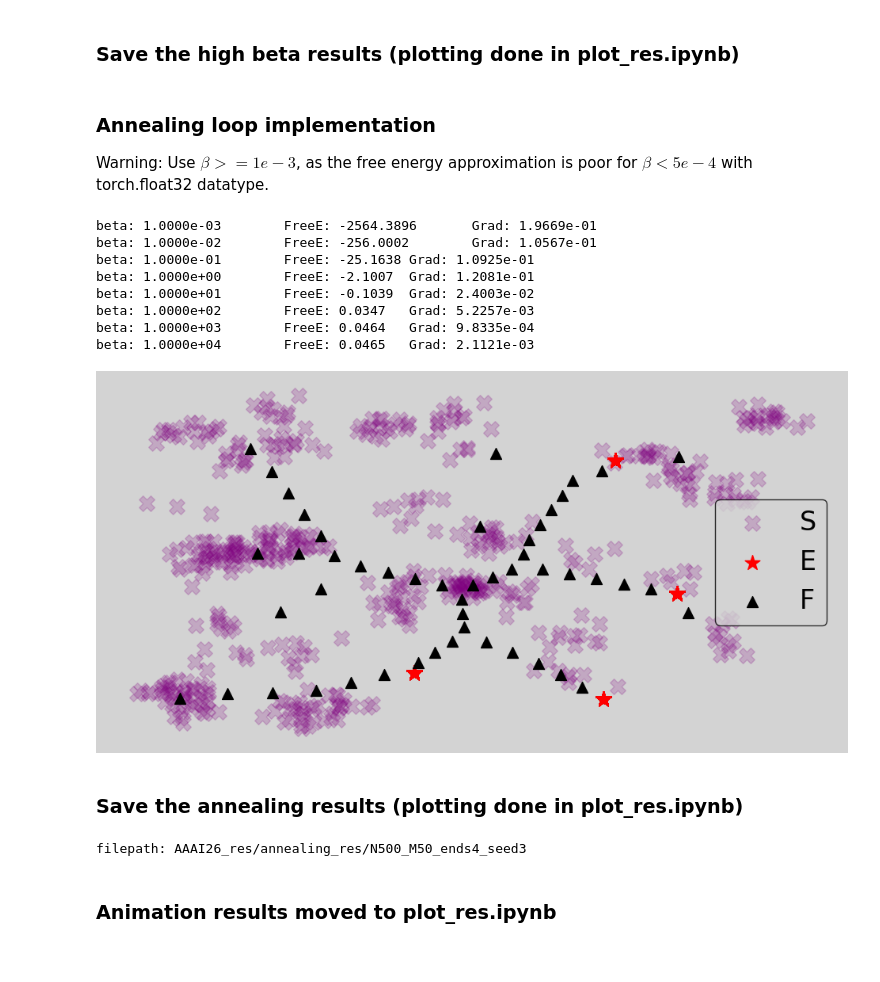
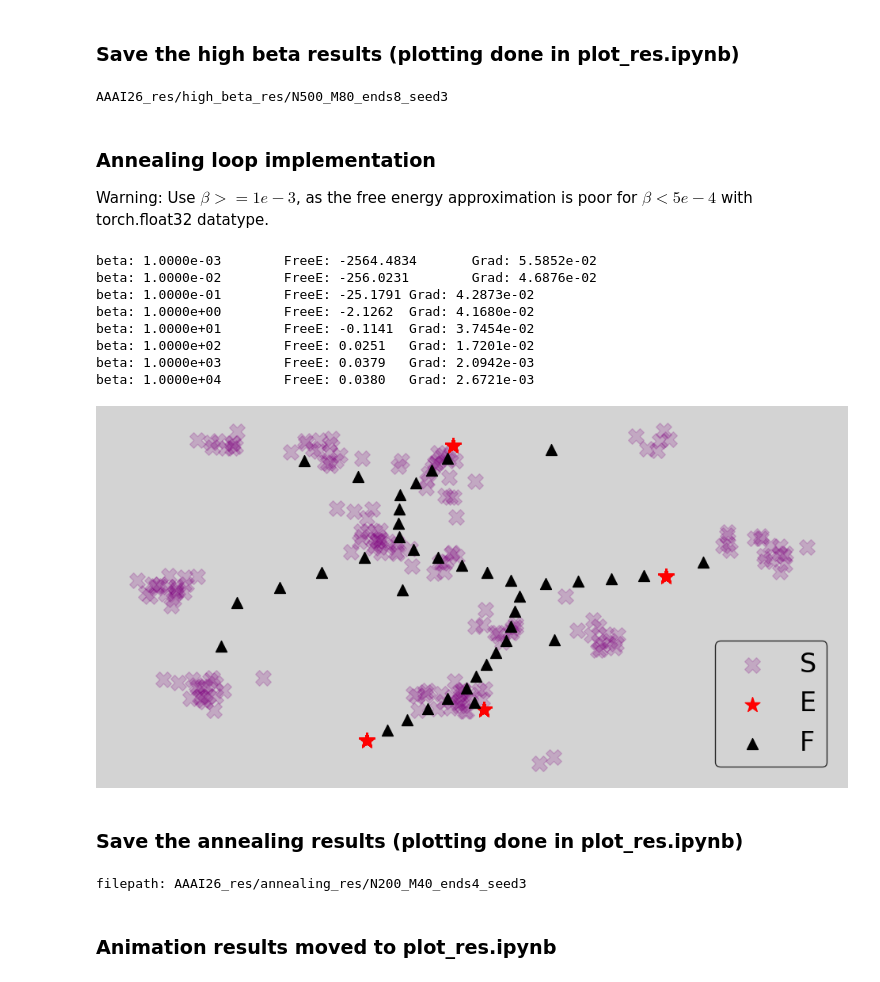
Before and after one commit to salar96/LearningFLPO, a Jupyter notebook: main.ipynb, the cells around one changed output. Cells and saved outputs as stored; diff of their text form; code cells hidden in the pictures.

```diff
--- a/main.ipynb
+++ b/main.ipynb
@@ -36,8 +37,8 @@ num_drones = 500
 n_drone_clusters = 50
 drone_cluster_split = np.random.uniform(0.0, 1.0, n_drone_clusters)
 drone_cluster_split = drone_cluster_split / np.sum(drone_cluster_split)
-num_facilities = 50
-num_distinct_ends = 4
+num_facilities = 80
+num_distinct_ends = 8
 dim_ = 2
 print(f"num_drones = {num_drones}\tnum_facilities = {num_facilities}\tdim = {dim_}")
 # print(drone_cluster_split)
@@ -50,7 +51,7 @@ START_locs, F_base, END_locs = generate_dataset(
     device,
     seed,
     drone_cluster_std_range=[0.02, 0.03],
-    F_noise_std=0.2,
+    F_noise_std=0.05,
     num_distinct_ends=num_distinct_ends
 )
 
@@ -69,7 +70,7 @@ torch.cuda.empty_cache()
 model_classes = {"SPN": SPN}
 weights_address = (
     Path("Saved_models") /
-    "SPN100FastDecoderBest.pth"
+    "SPN100.pth"
 )
 spn = utils.load_model(
     weights_address, model_classes, weights_only=True, device=device
@@ -201,6 +200,7 @@ Optimization terminated due to tol at iteration: 141 FreeE: 5.1878e-02
 # %%
 scenario = f"N{int(num_drones)}_M{int(num_facilities)}_ends{int(num_distinct_ends)}_seed{int(seed)}"
 file_path0 = "AAAI26_res/high_beta_res/" + scenario
+print(file_path0)
 # file_path0 = "AAAI26_res/low_beta_res/" + scenario
 
 high_beta_res_data = {
@@ -216,54 +216,59 @@ high_beta_res_data = {
     "optim_tol":tol,
     "n_path_samples":n_path_samples,
     "Free_energy_final":FreeEnergy_sampling,
-    "Gradient_final":G_sampling
+    "Gradient_final":G_sampling,
+    "runtime":runtime_high_beta
 }
 
 with open(file_path0, 'wb') as file:
     pickle.dump(high_beta_res_data, file)
+# %% [output]
+AAAI26_res/high_beta_res/N500_M80_ends8_seed3
 # %% [markdown]
 ### Annealing loop implementation
 Warning: Use $\beta >= 1e-3$, as the free energy approximation is poor for $\beta < 5e-4$ with torch.float32 datatype.
 # %%
 beta_min = 1e-3
 beta_max = 1e4
 beta_grow = 10
 optim_iters = 100
-optim_step = 0.01 # 0.1 for gd0, sampling_gd, use < 0.01 for the other two optimizers
+optim_step = 0.02 # 0.1 for gd0, sampling_gd, use < 0.01 for the other two optimizers
 optim_name = "sampling_auto_diff"
-tol = 0.001
+tol = 0.045
 n_path_samples = 8
 
+tic = time.time()
 F_base0_anneal = F_base.clone().detach().requires_grad_(True)
 Y_arr, b_arr, F_arr = anneal(
         F_base0_anneal,
         START_locs,
         END_locs,
         spn,
         lse_net,
         optim_iters,
         optim_step,
         beta_min,
         beta_max,
         beta_grow,
         D_max_range=D_max_range,
         tol=tol,
         optimizer_name=optim_name,
         n_path_samples=n_path_samples,
         allowPrint=True
     )
-
+toc = time.time()
+runtime_anneal = toc-tic
 plot_UAV_FLPO(START_locs, END_locs, Y_arr[-1], (12,6))
 # %% [output]
-beta: 1.0000e-03        FreeE: -2564.3896       Grad: 1.9669e-01
-beta: 1.0000e-02        FreeE: -256.0002        Grad: 1.0567e-01
-beta: 1.0000e-01        FreeE: -25.1638 Grad: 1.0925e-01
-beta: 1.0000e+00        FreeE: -2.1007  Grad: 1.2081e-01
-beta: 1.0000e+01        FreeE: -0.1039  Grad: 2.4003e-02
-beta: 1.0000e+02        FreeE: 0.0347   Grad: 5.2257e-03
-beta: 1.0000e+03        FreeE: 0.0464   Grad: 9.8335e-04
-beta: 1.0000e+04        FreeE: 0.0465   Grad: 2.1121e-03
+beta: 1.0000e-03        FreeE: -2564.4834       Grad: 5.5852e-02
+beta: 1.0000e-02        FreeE: -256.0231        Grad: 4.6876e-02
+beta: 1.0000e-01        FreeE: -25.1791 Grad: 4.2873e-02
+beta: 1.0000e+00        FreeE: -2.1262  Grad: 4.1680e-02
+beta: 1.0000e+01        FreeE: -0.1141  Grad: 3.7454e-02
+beta: 1.0000e+02        FreeE: 0.0251   Grad: 1.7201e-02
+beta: 1.0000e+03        FreeE: 0.0379   Grad: 2.0942e-03
+beta: 1.0000e+04        FreeE: 0.0380   Grad: 2.6721e-03
-[figure, old version]
+[figure, new version]
 # %% [markdown]
 ### Save the annealing results (plotting done in plot_res.ipynb)
 # %%
@@ -281,12 +286,13 @@ annealing_res_data = {
     "optim_iters":optim_iters,
     "optim_step":optim_step,
     "optim_tol":tol,
-    "n_path_samples":n_path_samples
+    "n_path_samples":n_path_samples,
+    "runtime":runtime_anneal
 }
 
 with open(file_path1, 'wb') as file:
     pickle.dump(annealing_res_data, file)
 # %% [output]
-filepath: AAAI26_res/annealing_res/N500_M50_ends4_seed3
+filepath: AAAI26_res/annealing_res/N200_M40_ends4_seed3
 # %% [markdown]
 ### Animation results moved to plot_res.ipynb
```
Also changed, not shown: parts of 4 cells of this notebook, 10 other files.
